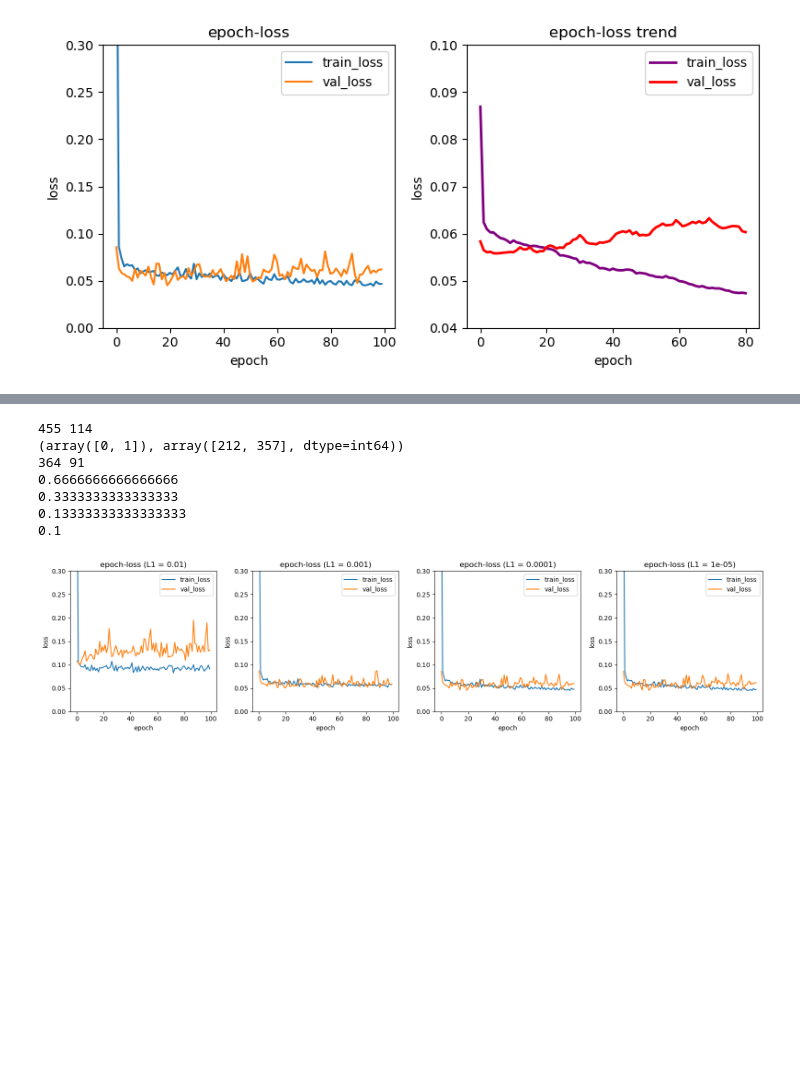
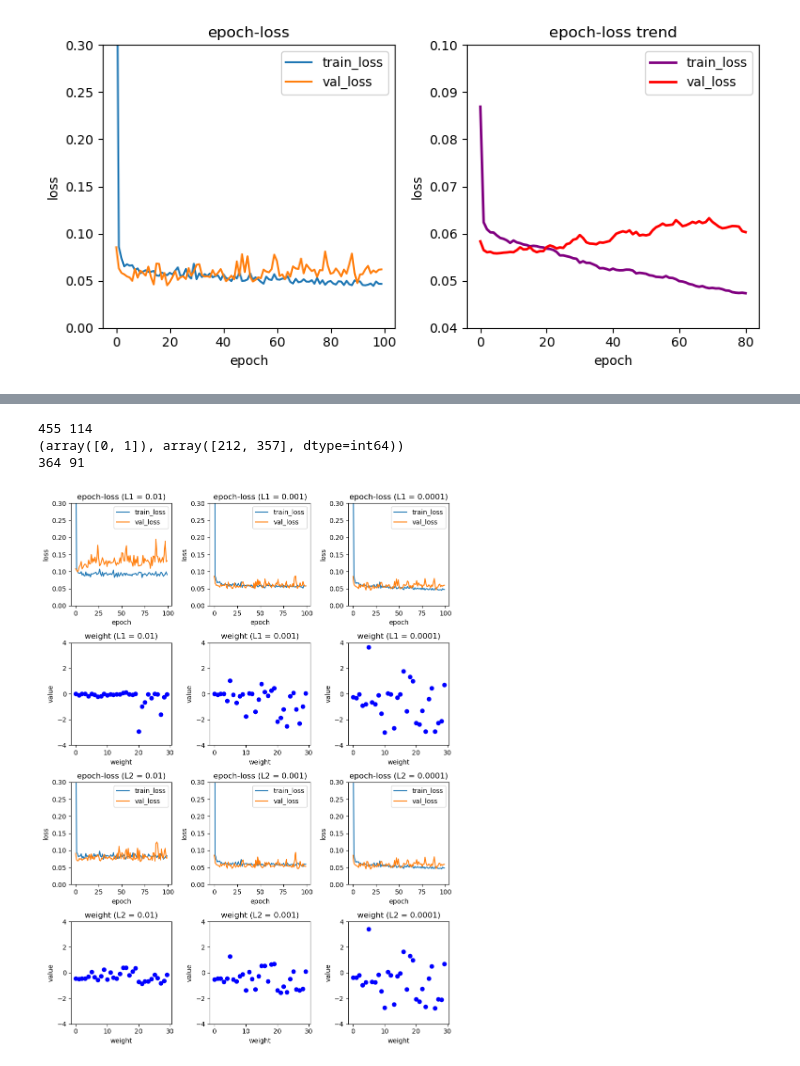
Before and after one commit to Hydrolium/Understanding-Deep-Learning, a Jupyter notebook: 7. underfitting overfitting.ipynb, the cells around one changed output, grey strips where cells are left out. Drawn from its saved outputs; the diff is of its cells as text; code cells hidden in the pictures; blank space fills up the shorter version.

```diff
--- a/7. underfitting overfitting.ipynb
+++ b/7. underfitting overfitting.ipynb
@@ -187,8 +189,8 @@ class SingleLayer:
         self.w_history = []
         self.lr = learning_rate
 
-        self.l1 = l1
-        self.l2 = l2 # l1, l2 추가
+        self.l1 = l1 # L1 추가
+        self.l2 = l2 # L2 추가
 
     def forpass(self, x):
         z = np.sum(x * self.w) + self.b
@@ -250,54 +252,51 @@ class SingleLayer:
             val_loss += -(y_val[i]*np.log(a) + (1-y_val[i])*np.log(1-a))
         self.val_losses.append(val_loss/len(y_val))
 
 
 cancer = load_breast_cancer()
 x = cancer.data
 y = cancer.target
 x_train_all, x_test, y_train_all, y_test = train_test_split(x, y, stratify=y, test_size=0.2, random_state=42)
 print(len(x_train_all), len(x_test))
 x_train, x_val, y_train, y_val = train_test_split(x_train_all, y_train_all, stratify=y_train_all, test_size=0.2, random_state=42)
 print(np.unique(cancer.target, return_counts=True))
 print(len(x_train), len(x_val))
 
 train_mean = np.mean(x_train, axis=0)
 train_std = np.std(x_train, axis=0)
 x_train_scaled = (x_train - train_mean) / train_std
 
 x_val_scaled = (x_val - train_mean) / train_std
 
-l1 = [ # L1 규제 추가
-    0.1, 0.01, 0.001
-]
+n = 3
+figsize = 3
 
-n = 4
+fig, axes = plt.subplots(4, n, figsize=(figsize*n, figsize*4))
 
-fig, axes = plt.subplots(1, n, figsize=(4*n, 4))
+for i in range(2):
 
-for i in range(n):
-    l1 = 10**(-(i + 2))
-    layer = SingleLayer(l1 = l1)
-    layer.fit(x_train_scaled, y_train, x_val=x_val_scaled, y_val=y_val)
+    for j in range(n):
+        L = 10**(-(j+2))
+        layer = SingleLayer(l1 = L) if i == 0 else SingleLayer(l2 = L)
+        layer.fit(x_train_scaled, y_train, x_val=x_val_scaled, y_val=y_val)
+        axes[i*2][j].set_title(f"epoch-loss (L{i+1} = {L})")
+        axes[i*2][j].set_ylim(0.0, 0.3)
+        axes[i*2][j].plot(layer.losses)
+        axes[i*2][j].plot(layer.val_losses)
+        axes[i*2][j].set_ylabel('loss')
+        axes[i*2][j].set_xlabel('epoch')
+        axes[i*2][j].legend(['train_loss', 'val_loss'])
 
-    axes[i].set_title(f"epoch-loss (L1 = {l1})")
-    axes[i].set_ylim(0.0, 0.3)
-    axes[i].plot(layer.losses)
-    axes[i].plot(layer.val_losses)
-    axes[i].set_ylabel('loss')
-    axes[i].set_xlabel('epoch')
-    axes[i].legend(['train_loss', 'val_loss'])
-
-    print(np.mean(np.abs(layer.w) < 0.1)) # L1 규제가 작아질수록 0에 가까워진 w 값이 줄어든다
-
+        axes[i*2 + 1][j].set_title(f"weight (L{i+1} = {L})")
+        axes[i*2 + 1][j].set_ylim(-4, 4)
+        axes[i*2 + 1][j].plot(layer.w, 'bo')
+        axes[i*2 + 1][j].set_ylabel("value")
+        axes[i*2 + 1][j].set_xlabel("weight")
 
 plt.tight_layout()
 plt.show()
 # %% [output]
 455 114
 (array([0, 1]), array([212, 357], dtype=int64))
 364 91
-0.6666666666666666
-0.3333333333333333
-0.13333333333333333
-0.1
-[figure, old version]
+[figure, new version]
```
Also changed, not shown: parts of 2 cells of this notebook, 1 other file.
